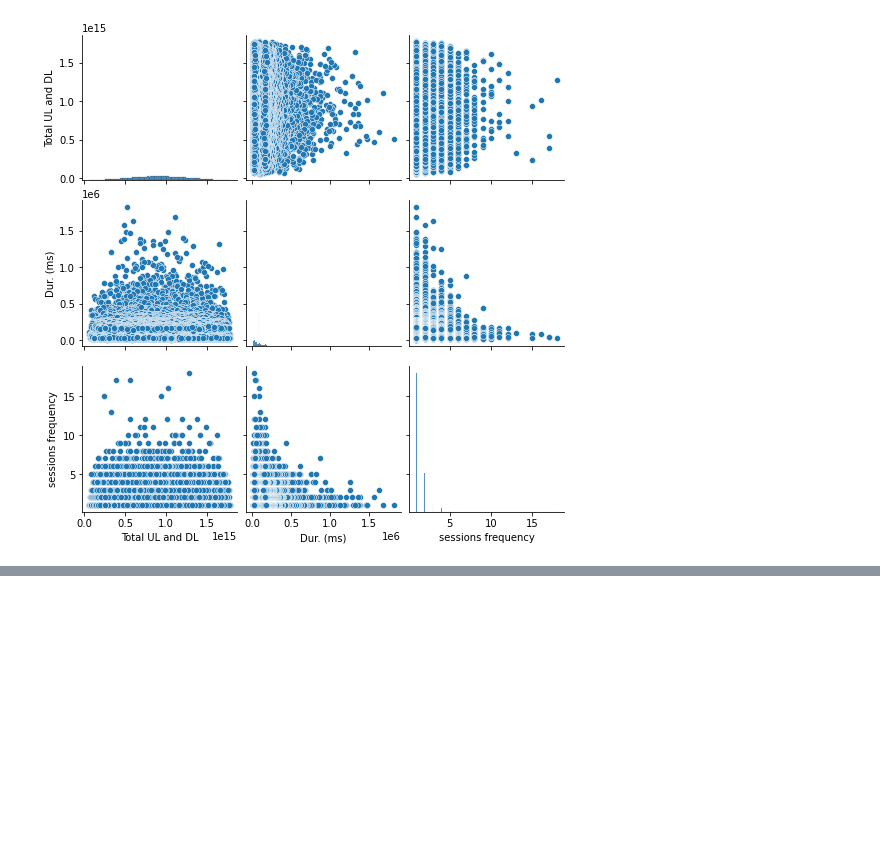
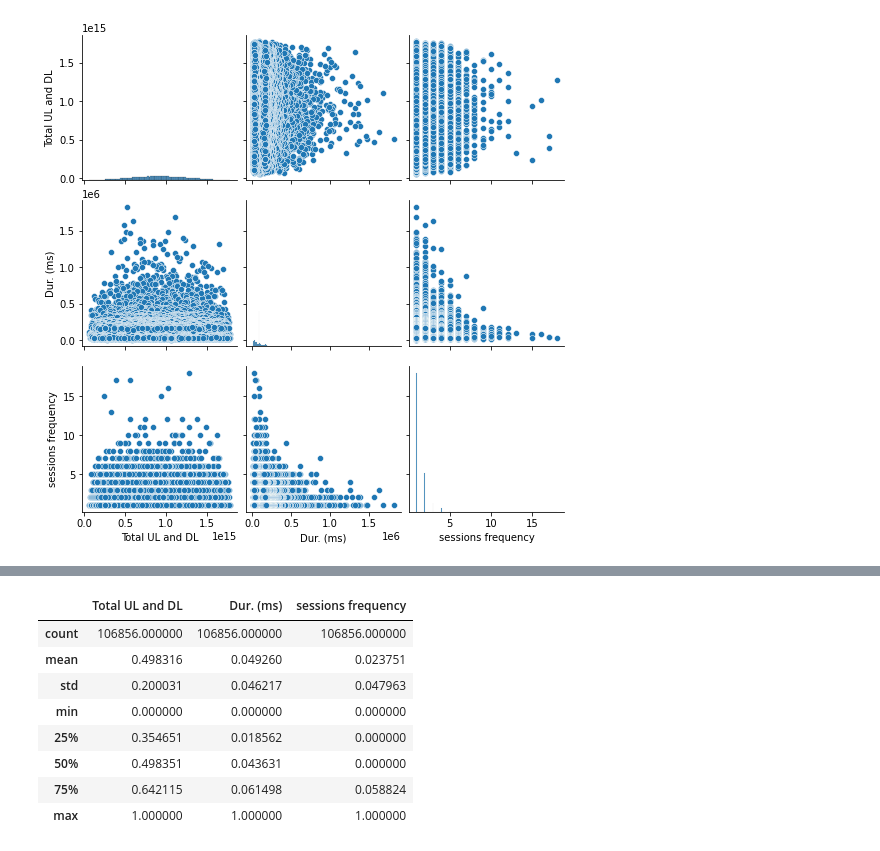
Before and after one commit to kebishaa/telecom-user-analytics, a Jupyter notebook: notebooks/user_engagementAnalysis.ipynb, the cells around one changed output, grey strips where cells are left out. Saved outputs shown, nothing was run; the diff lists cells and outputs as text; code cells hidden in the pictures; blank space fills up the shorter version.

```diff
--- a/notebooks/user_engagementAnalysis.ipynb
+++ b/notebooks/user_engagementAnalysis.ipynb
@@ -122,0 +166,12 @@ sns.pairplot(df[['Total UL and DL', 'Dur. (ms)', 'sessions frequency']])
+# %%
+df[['Total UL and DL', 'Dur. (ms)', 'sessions frequency']].describe()
+# %% [output]
+|  | Total UL and DL | Dur. (ms) | sessions frequency |
+| count | 106856.000000 | 106856.000000 | 106856.000000 |
+| mean | 0.498316 | 0.049260 | 0.023751 |
+| std | 0.200031 | 0.046217 | 0.047963 |
+| min | 0.000000 | 0.000000 | 0.000000 |
+| 25% | 0.354651 | 0.018562 | 0.000000 |
+| 50% | 0.498351 | 0.043631 | 0.000000 |
+| 75% | 0.642115 | 0.061498 | 0.058824 |
+| max | 1.000000 | 1.000000 | 1.000000 |
```
Also changed, not shown: parts of 9 cells of this notebook.
